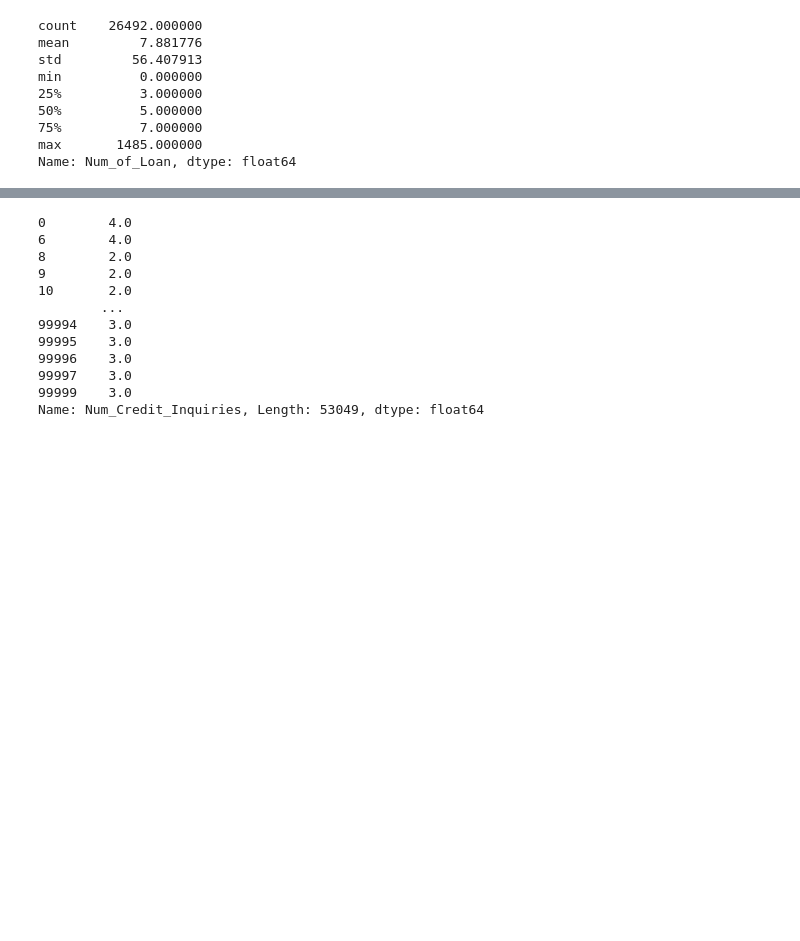
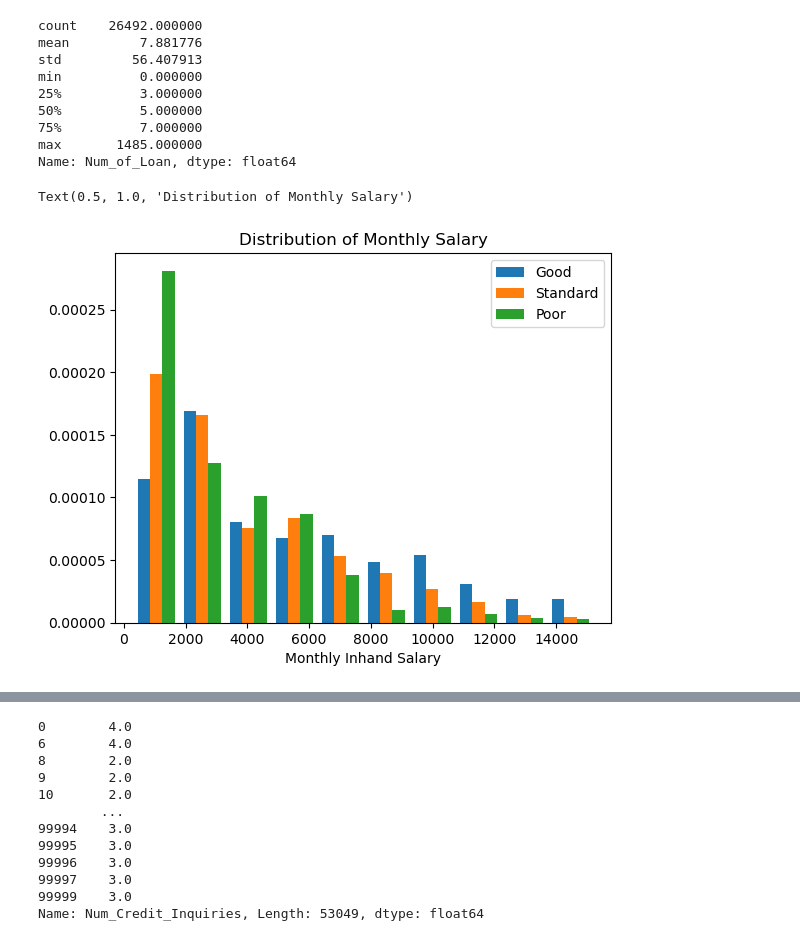
Before and after one commit to CSF0744/ECE225_final_project, a Jupyter notebook: final_project.ipynb, the cells around one changed output, grey strips where cells are left out. Cells and saved outputs as stored; diff of their text form; code cells hidden in the pictures; blank space fills up the shorter version.

```diff
--- a/final_project.ipynb
+++ b/final_project.ipynb
@@ -286,3 +260,18 @@ min          0.000000
 75%          7.000000
 max       1485.000000
 Name: Num_of_Loan, dtype: float64
+# %%
+# monthly inhand salary
+salary=train_df.dropna(how='any')
+x=salary[salary['Credit_Score']=='Good']['Monthly_Inhand_Salary']
+y=salary[salary['Credit_Score']=='Standard']['Monthly_Inhand_Salary']
+z=salary[salary['Credit_Score']=='Poor']['Monthly_Inhand_Salary']
+
+fig=plt.figure()
+plt.hist([x,y,z],bins=10,label=['Good','Standard','Poor'],density=True)
+plt.legend(loc='upper right')
+plt.xlabel('Monthly Inhand Salary')
+plt.title('Distribution of Monthly Salary')
+# %% [output]
+Text(0.5, 1.0, 'Distribution of Monthly Salary')
+[figure, added]
```
Also changed, not shown: parts of 10 cells of this notebook.
